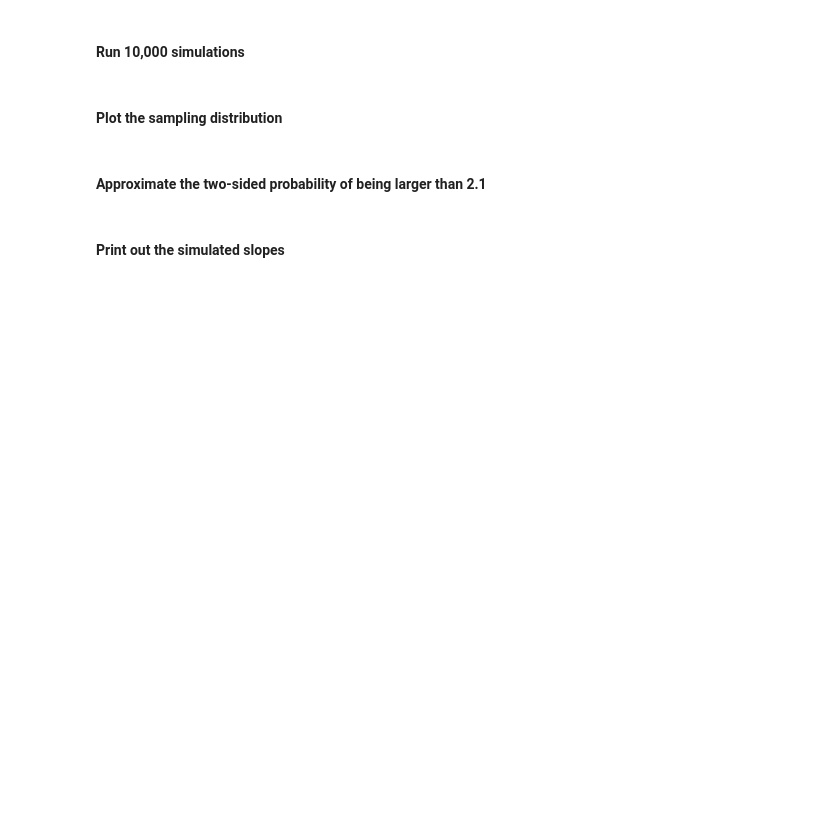
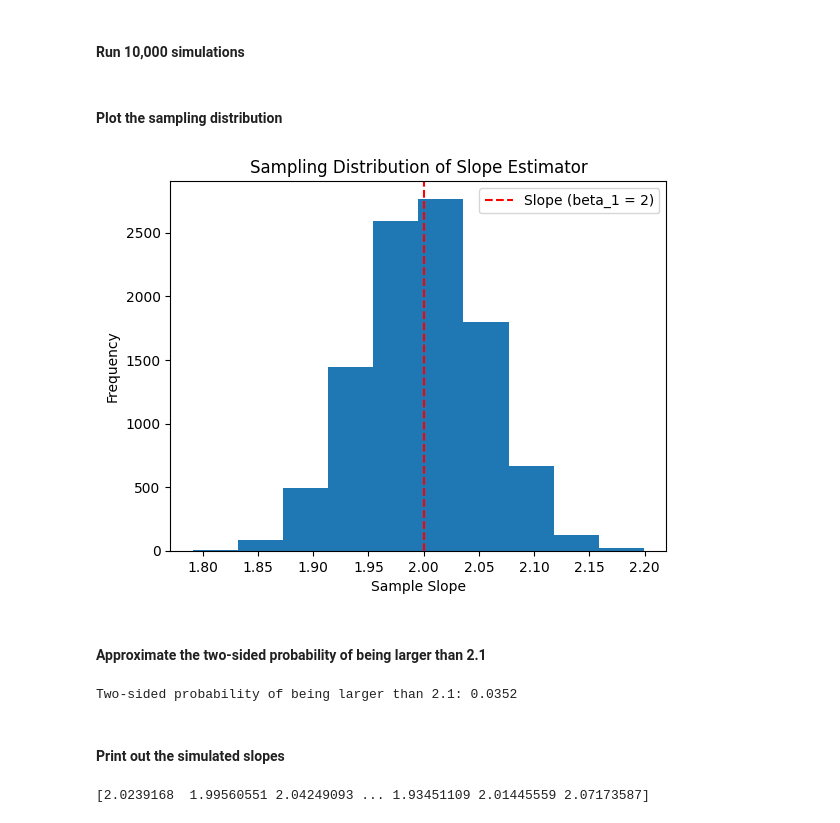
Before and after one commit to pressleydavid/hw5, a Jupyter notebook: HW6_ST554_DavidPressley.ipynb, the cells around one changed output. Drawn from its saved outputs; the diff is of its cells as text; code cells hidden in the pictures; blank space fills up the shorter version.

```diff
--- a/HW6_ST554_DavidPressley.ipynb
+++ b/HW6_ST554_DavidPressley.ipynb
@@ -212,15 +212,15 @@ from sklearn import linear_model
 
 
 class SLR_slope_simulator:
-    '''
+    """
     Simulates the sampling distribution of the SLR slope estimator
     Parameters:
-        - beta_0:
-        - beta_1:
-        - x:
-        - sigma:
-        - seed:
-    '''
+        - beta_0: true y-intercept of the SLR model
+        - beta_1: true slope of the SLR model
+        - x: numpy array of predictor values
+        - sigma: standard deviation of the error terms (E_i)
+        - seed: seed for the random number generator (for reproducibility)
+    """
 
     # Initializer
     def __init__(self, beta_0, beta_1, x, sigma, seed):
@@ -233,7 +233,7 @@ class SLR_slope_simulator:
         # create random number generator from seed
         self.rng = default_rng(seed)
         # initialize slope as empty list for slope estimator
-        slopes = []
+        self.slopes = []
 
     #generate one dataset, return (x, y)
     def generate_data(self):
@@ -260,6 +260,7 @@ class SLR_slope_simulator:
             Replace slopes with array of slope estimates.
         """
         slope_list = []
+
         for i in range(num_sims):
             x, y = self.generate_data()
             slope = self.fit_slope(x,y)
@@ -271,18 +272,22 @@ class SLR_slope_simulator:
 
     # plot_sampling_distribution: checks if slopes has length > 0, plots histogram if so
     def plot_sampling_distribution(self):
-       # Histogram of the simulated sample slopes
-        plt.hist(self.slopes, bins=30, edgecolor='black')
+        """ Plot Histogram of the simulated sample slopes """
+        if len(self.slopes) == 0:
+            print("run_simulations() must be called first")
+            return
+
+        plt.hist(self.slopes)
         plt.xlabel("Sample Slope")
         plt.ylabel("Frequency")
         plt.title("Sampling Distribution of Slope Estimator")
 
-        plt.axvline(x=1.5, color='red', linestyle='--', label=f"Slope (beta_1 = {beta_1})")
+        plt.axvline(x=self.beta_1, color='red', linestyle='--', label=f"Slope (beta_1 = {self.beta_1})")
         plt.legend()
         plt.show()
 
     # takes a value and sided argument ("above", "below", or "two-sided") and approximates the corresponding probability
-    def find_prob(self, val, sided):
+    def find_prob(self, value, sided):
         """Approximate probability based on simulated slopes.
 
         sided options:
@@ -290,6 +295,9 @@ class SLR_slope_simulator:
           "below" = P(slope < value)
           "two-sided" = P(|slope| > |value|)
         """
+        if len(self.slopes) == 0:
+            print("run_simulations() must be called first")
+            return
         if sided == "above":
             return (self.slopes > value).mean()
         elif sided == "below":
@@ -316,8 +329,27 @@ __main__.SLR_slope_simulator
 # %% [markdown]
 #### Run 10,000 simulations
+# %%
+# Run 10,000 simulations to approximate the sampling distribution of the slope
+sim.run_simulations(10000)
 # %% [markdown]
 #### Plot the sampling distribution
+# %%
+# Plot histogram of the 10,000 simulated slope estimates
+sim.plot_sampling_distribution()
+# %% [output]
+[figure, added]
 # %% [markdown]
 #### Approximate the two-sided probability of being larger than 2.1
+# %%
+# Approximate 2-sided p(slope > 2.1)
+prob = sim.find_prob(2.1,"two-sided")
+print(f"Two-sided probability of being larger than 2.1: {prob}")
+# %% [output]
+Two-sided probability of being larger than 2.1: 0.0352
 # %% [markdown]
 #### Print out the simulated slopes
+# %%
+# print array of slopes from slopes attribute.
+print(sim.slopes)
+# %% [output]
+[2.0239168  1.99560551 2.04249093 ... 1.93451109 2.01445559 2.07173587]
```
Also changed, not shown: parts of 2 cells of this notebook.
